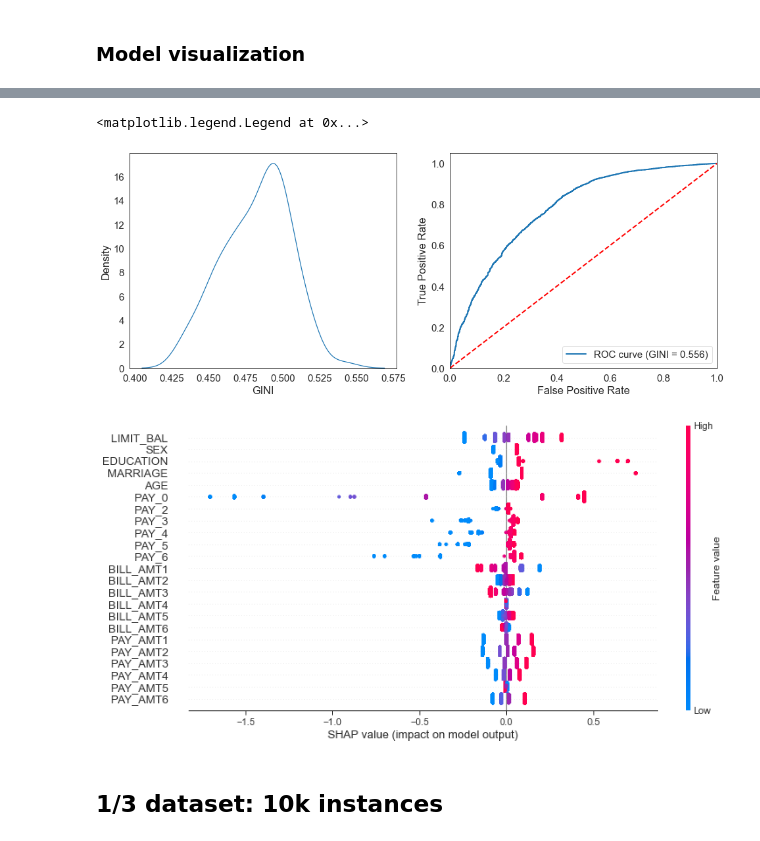
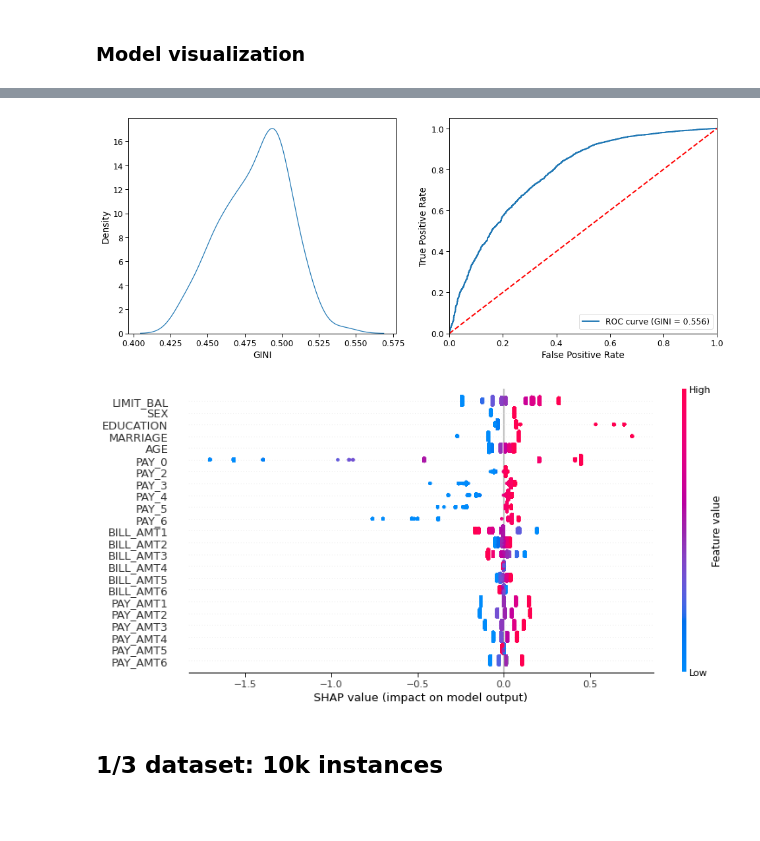
Before and after one commit to m-konopka/ml-scoring, a Jupyter notebook: 01 logistic_regression.ipynb, the cells around one changed output, grey strips where cells are left out. Saved outputs shown, nothing was run; the diff lists cells and outputs as text; code cells hidden in the pictures; blank space fills up the shorter version.

```diff
--- a/01 logistic_regression.ipynb
+++ b/01 logistic_regression.ipynb
@@ -13,6 +13,7 @@ import pandas as pd
 import pandas_profiling as pp
 import xgboost as xgb
 import seaborn as sns
+import shap
 from catboost import CatBoostClassifier, Pool, cv
 from category_encoders import TargetEncoder, WOEEncoder
 from mlxtend.feature_selection import SequentialFeatureSelector
@@ -35,7 +36,7 @@ np.set_printoptions(formatter={"float": lambda x: "{0:0.4f}".format(x)})  # `eas
 pd.set_option("display.max_columns", None)                                # `show whole df` mode
 warnings.filterwarnings("ignore")                                         # `do not disturbe` mode
 
-sns.set_context("paper", font_scale=1.7)
+sns.set_context("paper", font_scale=1.4)
 # %% [markdown]
 ## Full dataset: 30k instances
 # %% [markdown]
@@ -75,3 +78,8 @@ encoder.transform(X).head()
+# %%
+pipe = Pipeline([
+    ("scaler", WOEEncoder()),
+    ("lr", LogisticRegression())
+])
 # %% [markdown]
 ### Model performance
 # %%
@@ -131,26 +137,28 @@ test_auc = metrics.roc_auc_score(y_test, preds)
 # %%
 fig, axs = plt.subplots(1, 2, figsize=(16,6))
 fig1 = sns.kdeplot(scores["test_score"]*2-1, ax=axs[0])
 fig1.set_xlabel('GINI')
 fig1.set_ylabel('Density')
 
 fpr, tpr, _ = metrics.roc_curve(y_test, preds)
+lw=2
 axs[1].plot(fpr, tpr, lw=lw, label='ROC curve (GINI = %0.3f)' % (test_auc * 2 - 1))
-axs[1].plot([0, 1], [0, 1], color='red', lw=2, linestyle='--')
+axs[1].plot([0, 1], [0, 1], color='red', lw=lw, linestyle='--')
 axs[1].set_xlim([0.0, 1.0])
 axs[1].set_ylim([0.0, 1.05])
 axs[1].set_xlabel('False Positive Rate')
 axs[1].set_ylabel('True Positive Rate')
 axs[1].legend(loc="lower right")
+
+plt.savefig('output.png', dpi=300)
 # %% [output]
-<matplotlib.legend.Legend at 0x...>
-[figure, old version]
+[figure, new version]
 # %%
 explainer = shap.Explainer(pipe['lr'], X_train, feature_names=X.columns)
 shap_values = explainer(X_test)
 shap.plots.beeswarm(shap_values, max_display=24, plot_size=(12,6), order=range(23))
 # %% [output]
-[figure, old version]
+[figure, new version]
 # %% [markdown]
 ## 1/3 dataset: 10k instances
 # %% [markdown]
```
Also changed, not shown: parts of 8 cells of this notebook, 2 other files.
